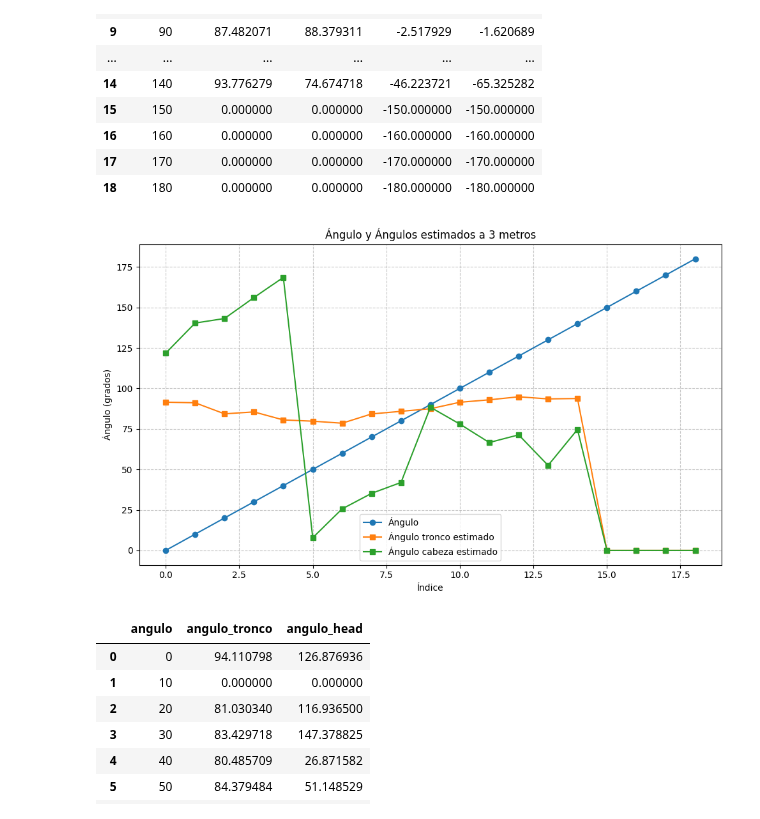
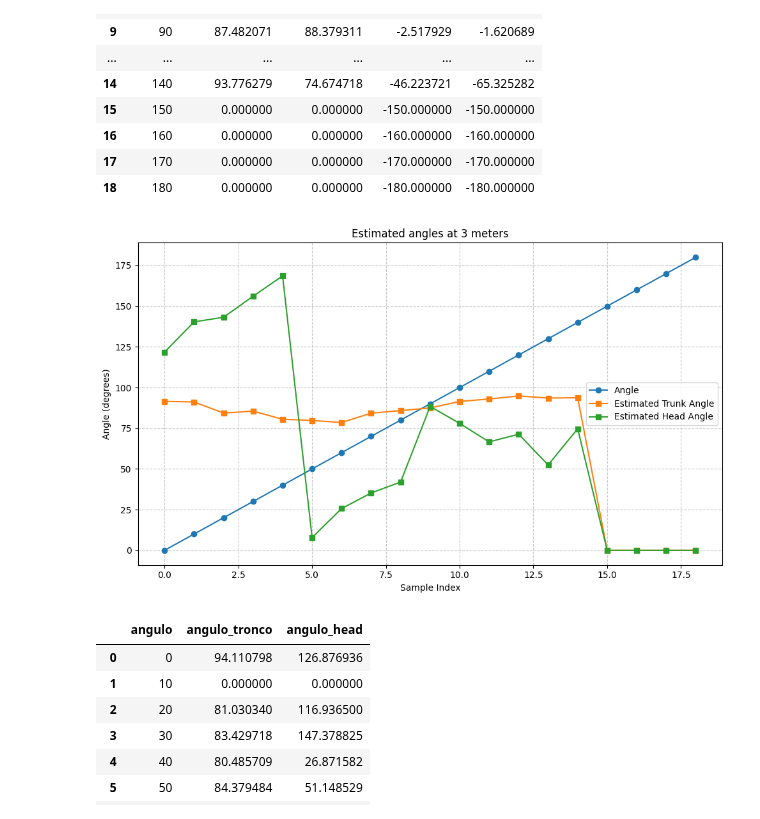
Before and after one commit to stevenaraujo98/integracion_pcl, a Jupyter notebook: get_res.ipynb, the cells around one changed output. Cells and saved outputs as stored; diff of their text form; code cells hidden in the pictures.

```diff
--- a/get_res.ipynb
+++ b/get_res.ipynb
@@ -884,29 +891,29 @@ df_orientaciones_cabeza_300
 # %%
 # Crear la figura y los ejes
 fig, ax = plt.subplots(figsize=(10, 6))
 
 # Graficar ambas líneas
-ax.plot(df_orientaciones_cabeza_300.index, df_orientaciones_cabeza_300["angulo"].astype(int), label='Ángulo', marker='o')
-ax.plot(df_orientaciones_cabeza_300.index, df_orientaciones_cabeza_300["angulo_tronco"], label='Ángulo tronco estimado', marker='s')
-ax.plot(df_orientaciones_cabeza_300.index, df_orientaciones_cabeza_300["angulo_head"], label='Ángulo cabeza estimado', marker='s')
+ax.plot(df_orientaciones_cabeza_300.index, df_orientaciones_cabeza_300["angulo"].astype(int), label='Angle', marker='o')
+ax.plot(df_orientaciones_cabeza_300.index, df_orientaciones_cabeza_300["angulo_tronco"], label='Estimated Trunk Angle', marker='s')
+ax.plot(df_orientaciones_cabeza_300.index, df_orientaciones_cabeza_300["angulo_head"], label='Estimated Head Angle', marker='s')
 
 
 # Configurar el título y las etiquetas de los ejes
-ax.set_title('Ángulo y Ángulos estimados a 3 metros')
-ax.set_xlabel('Índice')
-ax.set_ylabel('Ángulo (grados)')
+ax.set_title('Estimated angles at 3 meters')
+ax.set_xlabel('Sample Index')
+ax.set_ylabel('Angle (degrees)')
 
 # Añadir una leyenda
 ax.legend()
 
 # Añadir una cuadrícula para mejor lectura
 ax.grid(True, linestyle='--', alpha=0.7)
 
 # Ajustar el diseño y mostrar la gráfica
 plt.tight_layout()
 plt.show()
 # %% [output]
-[figure, old version]
+[figure, new version]
 # %%
 df_orientaciones_cabeza_400
 # %% [output]
```
Also changed, not shown: parts of 9 cells of this notebook, 2 other files.
